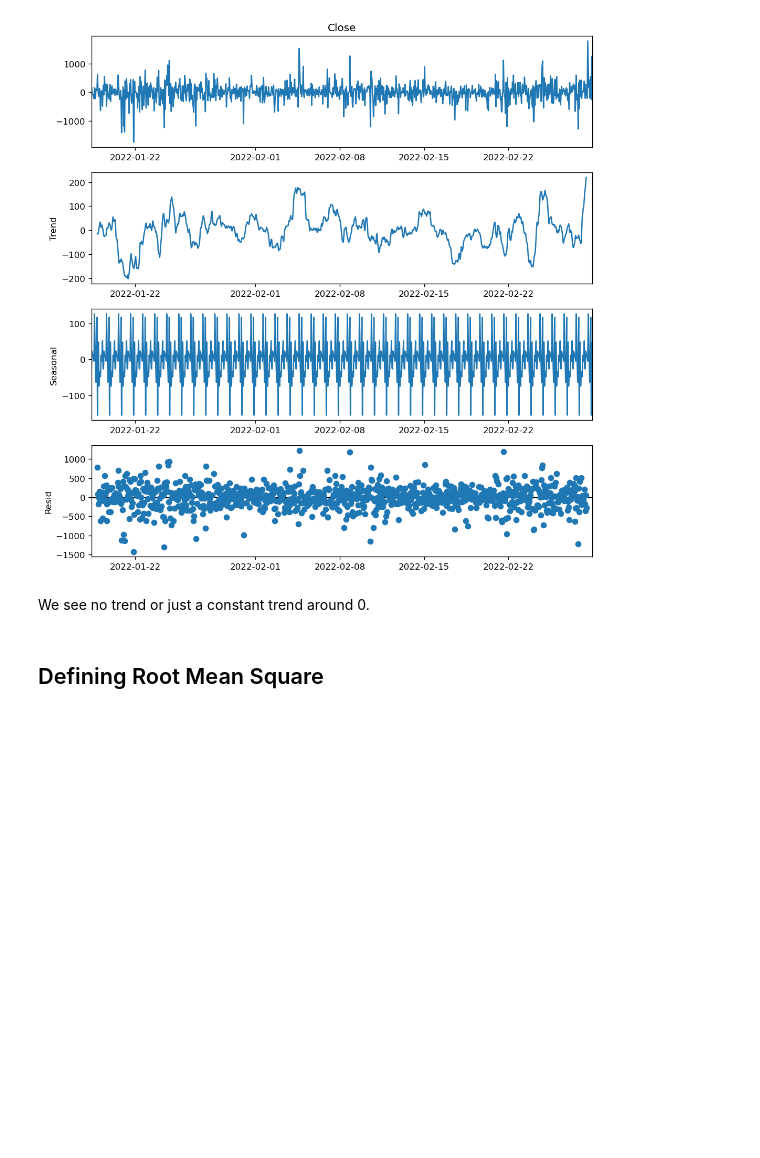
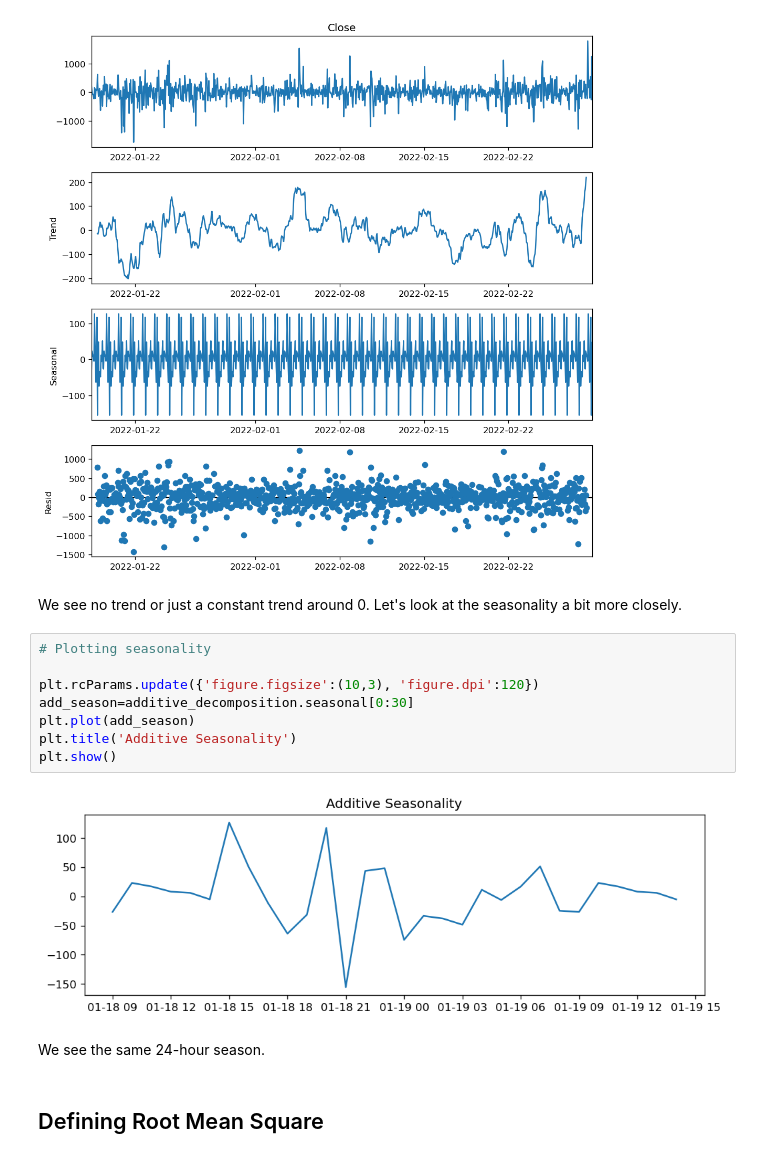
Before and after one commit to ClarkQTIM/Forecasting-and-Cryptocurrency, a Jupyter notebook: Time Series Analysis.ipynb, the cells around one changed output. Drawn from its saved outputs; the diff is of its cells as text; blank space fills up the shorter version.

```diff
--- a/Time Series Analysis.ipynb
+++ b/Time Series Analysis.ipynb
@@ -229,7 +250,19 @@ plt.show()
 Additive Decomposition
 [figure]
 # %% [markdown]
-We see no trend or just a constant trend around 0.
+We see no trend or just a constant trend around 0. Let's look at the seasonality a bit more closely.
+# %%
+# Plotting seasonality
+
+plt.rcParams.update({'figure.figsize':(10,3), 'figure.dpi':120})
+add_season=additive_decomposition.seasonal[0:30]
+plt.plot(add_season)
+plt.title('Additive Seasonality')
+plt.show()
+# %% [output]
+[figure, added]
+# %% [markdown]
+We see the same 24-hour season.
 # %% [markdown]
 ## Defining Root Mean Square
 # %% [markdown]
```
Also changed, not shown: parts of 33 cells of this notebook.
